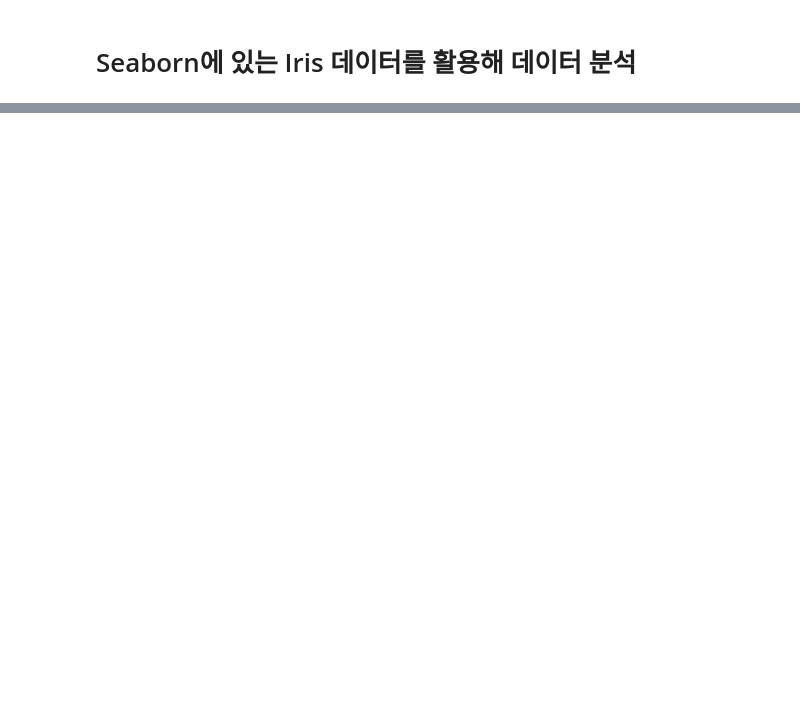
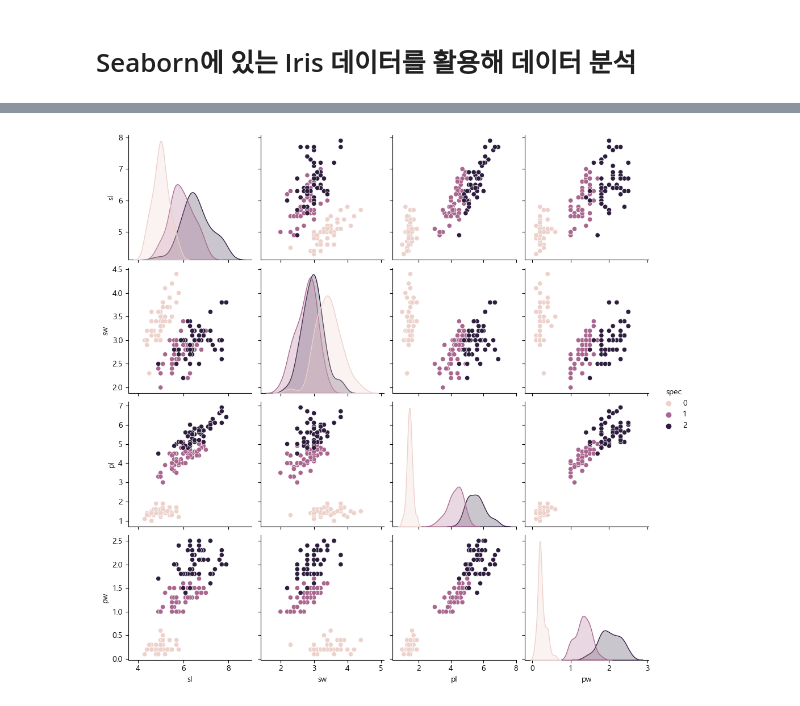
Before and after one commit to jwjb1020/jwj_python, a Jupyter notebook: iris/iris1.ipynb, the cells around one changed output, grey strips where cells are left out. Saved outputs shown, nothing was run; the diff lists cells and outputs as text; code cells hidden in the pictures; blank space fills up the shorter version.

```diff
--- a/iris/iris1.ipynb
+++ b/iris/iris1.ipynb
@@ -66,0 +82,14 @@ memory usage: 6.0+ KB
+# %%
+
+
+#데이터를 확인해 보니 species에 있는 데이터들이 범주형(명목)
+#범주형 데이터를 처리해야함.
+data["spec"] = data["spec"].astype("category")
+data["spec"] = data["spec"].cat.codes
+
+#pairplot으로 한번에 확인
+sns.pairplot(data, hue="spec")
+plt.show()
+#확인결과 - pl, pw의 겹치는 값이 없어서 이걸 활용해 분석하는게 좋을거 같음
+# %% [output]
+[figure, added]
```
Also changed, not shown: parts of 13 cells of this notebook, 1 other file.
